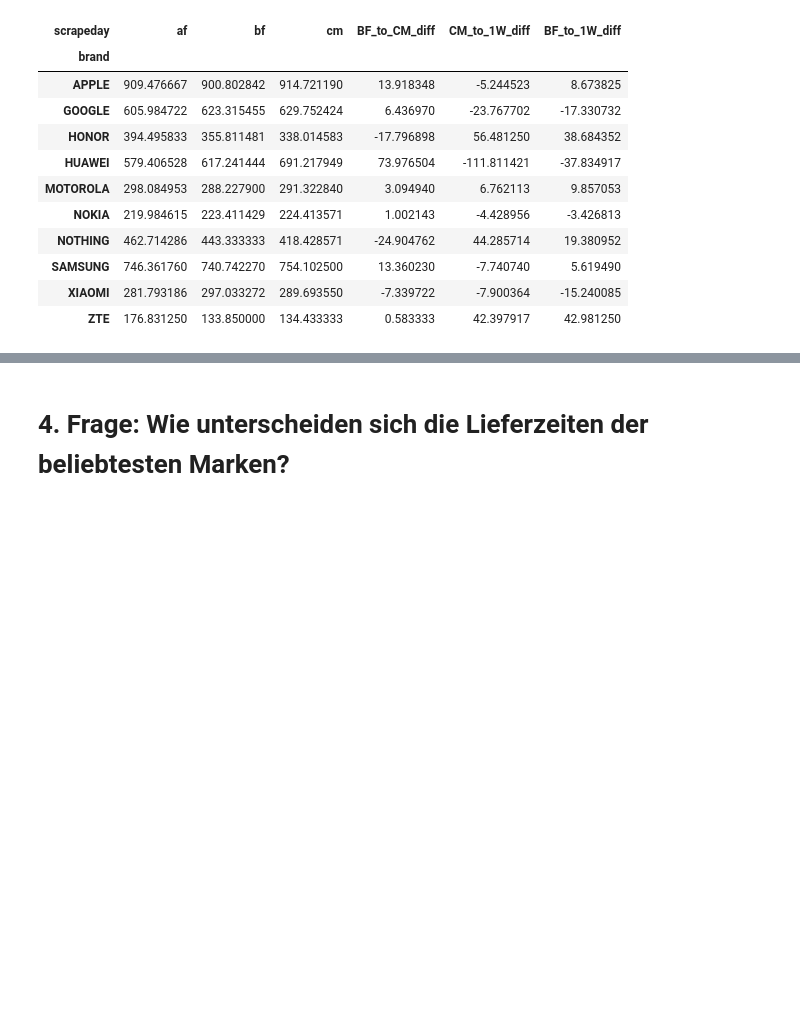
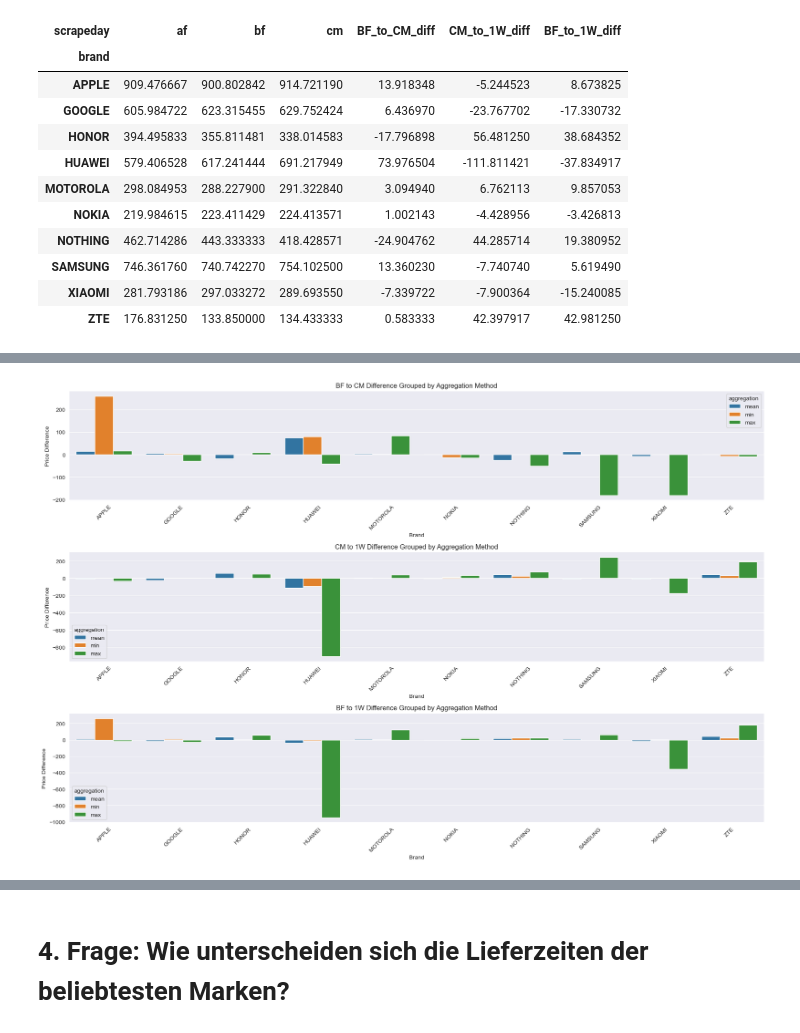
Before and after one commit to rportm/cip_project, a Jupyter notebook: data_analysis.ipynb, the cells around one changed output, grey strips where cells are left out. Saved outputs shown, nothing was run; the diff lists cells and outputs as text; code cells hidden in the pictures; blank space fills up the shorter version.

```diff
--- a/data_analysis.ipynb
+++ b/data_analysis.ipynb
@@ -444 +478,56 @@ pivot_df
+# %%
+# Filtering and transforming the data for each of the three difference metrics
+# 1. BF to CM diff
+# 2. CM to 1W diff
+# 3. BF to 1W diff
+
+# Selecting columns for the different metrics
+diff_columns = ['brand', 'mean_BF_to_CM_diff', 'min_BF_to_CM_diff', 'max_BF_to_CM_diff',
+                'mean_CM_to_1W_diff', 'min_CM_to_1W_diff', 'max_CM_to_1W_diff',
+                'mean_BF_to_1W_diff', 'min_BF_to_1W_diff', 'max_BF_to_1W_diff']
+
+# Melting the DataFrame for the difference metrics
+melted_diff_df = combined_pivot[diff_columns].melt(id_vars='brand', var_name='metric', value_name='value')
+
+# Splitting the 'metric' column to get aggregation method and difference type
+melted_diff_df[['aggregation', 'diff_type']] = melted_diff_df['metric'].str.split('_', n=1, expand=True)
+
+# Dropping the original 'metric' column
+melted_diff_df.drop('metric', axis=1, inplace=True)
+
+# Creating grouped bar plots for each difference type
+plt.figure(figsize=(18, 12))
+
+# Plot for BF to CM diff
+plt.subplot(3, 1, 1)
+bf_cm_diff_data = melted_diff_df[melted_diff_df['diff_type'] == 'BF_to_CM_diff']
+sns.barplot(x='brand', y='value', hue='aggregation', data=bf_cm_diff_data)
+plt.title('BF to CM Difference Grouped by Aggregation Method')
+plt.xlabel('Brand')
+plt.ylabel('Price Difference')
+plt.xticks(rotation=45)
+
+# Plot for CM to 1W diff
+plt.subplot(3, 1, 2)
+cm_1w_diff_data = melted_diff_df[melted_diff_df['diff_type'] == 'CM_to_1W_diff']
+sns.barplot(x='brand', y='value', hue='aggregation', data=cm_1w_diff_data)
+plt.title('CM to 1W Difference Grouped by Aggregation Method')
+plt.xlabel('Brand')
+plt.ylabel('Price Difference')
+plt.xticks(rotation=45)
+
+# Plot for BF to 1W diff
+plt.subplot(3, 1, 3)
+bf_1w_diff_data = melted_diff_df[melted_diff_df['diff_type'] == 'BF_to_1W_diff']
+sns.barplot(x='brand', y='value', hue='aggregation', data=bf_1w_diff_data)
+plt.title('BF to 1W Difference Grouped by Aggregation Method')
+plt.xlabel('Brand')
+plt.ylabel('Price Difference')
+plt.xticks(rotation=45)
+
+# Adjusting layout
+plt.tight_layout()
+plt.show()
+# %% [output]
+[figure, added]
 # %%
```
Also changed, not shown: parts of 5 cells of this notebook.
